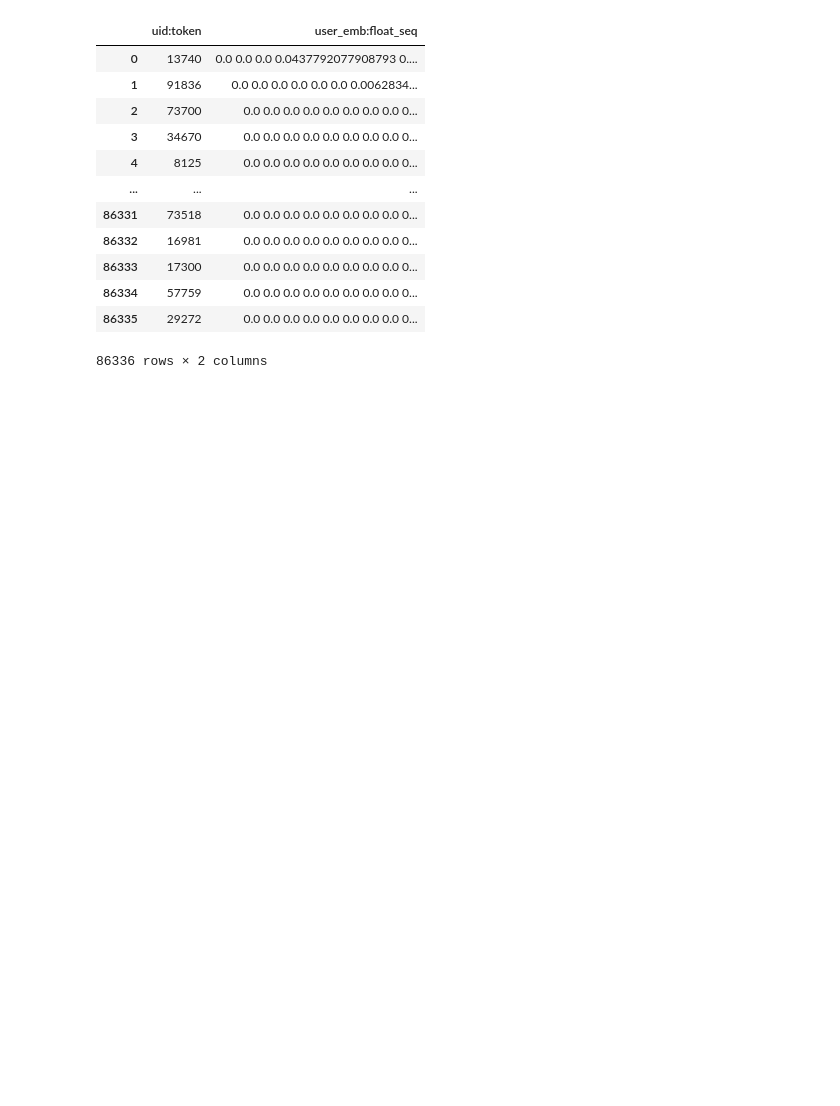
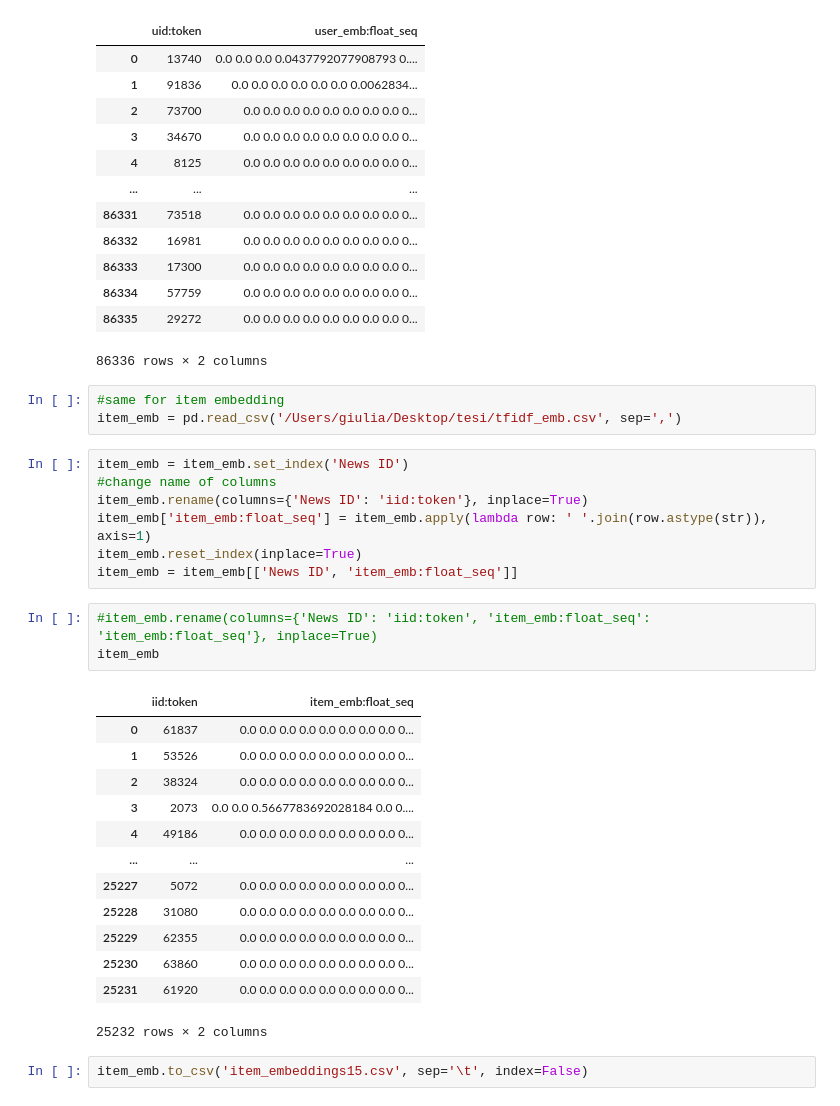
Before and after one commit to BianchiGiulia/practical_work, a Jupyter notebook: tf_idf.ipynb, the cells around one changed output. Saved outputs shown, nothing was run; the diff lists cells and outputs as text; blank space fills up the shorter version.

Commit message:
added item emb

```diff
--- a/tf_idf.ipynb
+++ b/tf_idf.ipynb
@@ -199,3 +199,32 @@ user_embeddings
 | 86334 | 57759 | 0.0 0.0 0.0 0.0 0.0 0.0 0.0 0.0 0... |
 | 86335 | 29272 | 0.0 0.0 0.0 0.0 0.0 0.0 0.0 0.0 0... |
 86336 rows × 2 columns
+# %%
+#same for item embedding
+item_emb = pd.read_csv('/Users/giulia/Desktop/tesi/tfidf_emb.csv', sep=',')
+# %%
+item_emb = item_emb.set_index('News ID')
+#change name of columns
+item_emb.rename(columns={'News ID': 'iid:token'}, inplace=True)
+item_emb['item_emb:float_seq'] = item_emb.apply(lambda row: ' '.join(row.astype(str)), axis=1)
+item_emb.reset_index(inplace=True)
+item_emb = item_emb[['News ID', 'item_emb:float_seq']]
+# %%
+#item_emb.rename(columns={'News ID': 'iid:token', 'item_emb:float_seq': 'item_emb:float_seq'}, inplace=True)
+item_emb
+# %% [output]
+|  | iid:token | item_emb:float_seq |
+| 0 | 61837 | 0.0 0.0 0.0 0.0 0.0 0.0 0.0 0.0 0... |
+| 1 | 53526 | 0.0 0.0 0.0 0.0 0.0 0.0 0.0 0.0 0... |
+| 2 | 38324 | 0.0 0.0 0.0 0.0 0.0 0.0 0.0 0.0 0... |
+| 3 | 2073 | 0.0 0.0 0.5667783692028184 0.0 0.... |
+| 4 | 49186 | 0.0 0.0 0.0 0.0 0.0 0.0 0.0 0.0 0... |
+| ... | ... | ... |
+| 25227 | 5072 | 0.0 0.0 0.0 0.0 0.0 0.0 0.0 0.0 0... |
+| 25228 | 31080 | 0.0 0.0 0.0 0.0 0.0 0.0 0.0 0.0 0... |
+| 25229 | 62355 | 0.0 0.0 0.0 0.0 0.0 0.0 0.0 0.0 0... |
+| 25230 | 63860 | 0.0 0.0 0.0 0.0 0.0 0.0 0.0 0.0 0... |
+| 25231 | 61920 | 0.0 0.0 0.0 0.0 0.0 0.0 0.0 0.0 0... |
+25232 rows × 2 columns
+# %%
+item_emb.to_csv('item_embeddings15.csv', sep='\t', index=False)
```
